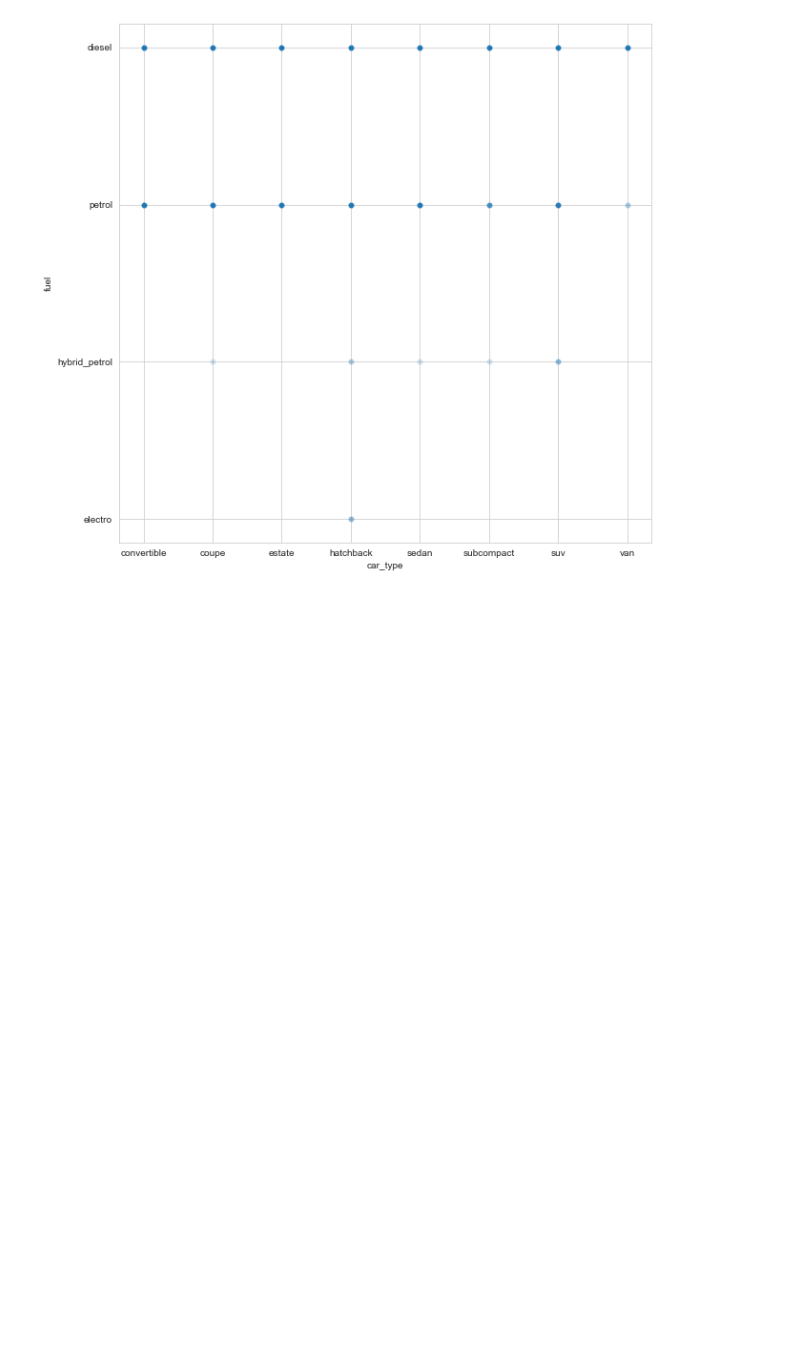
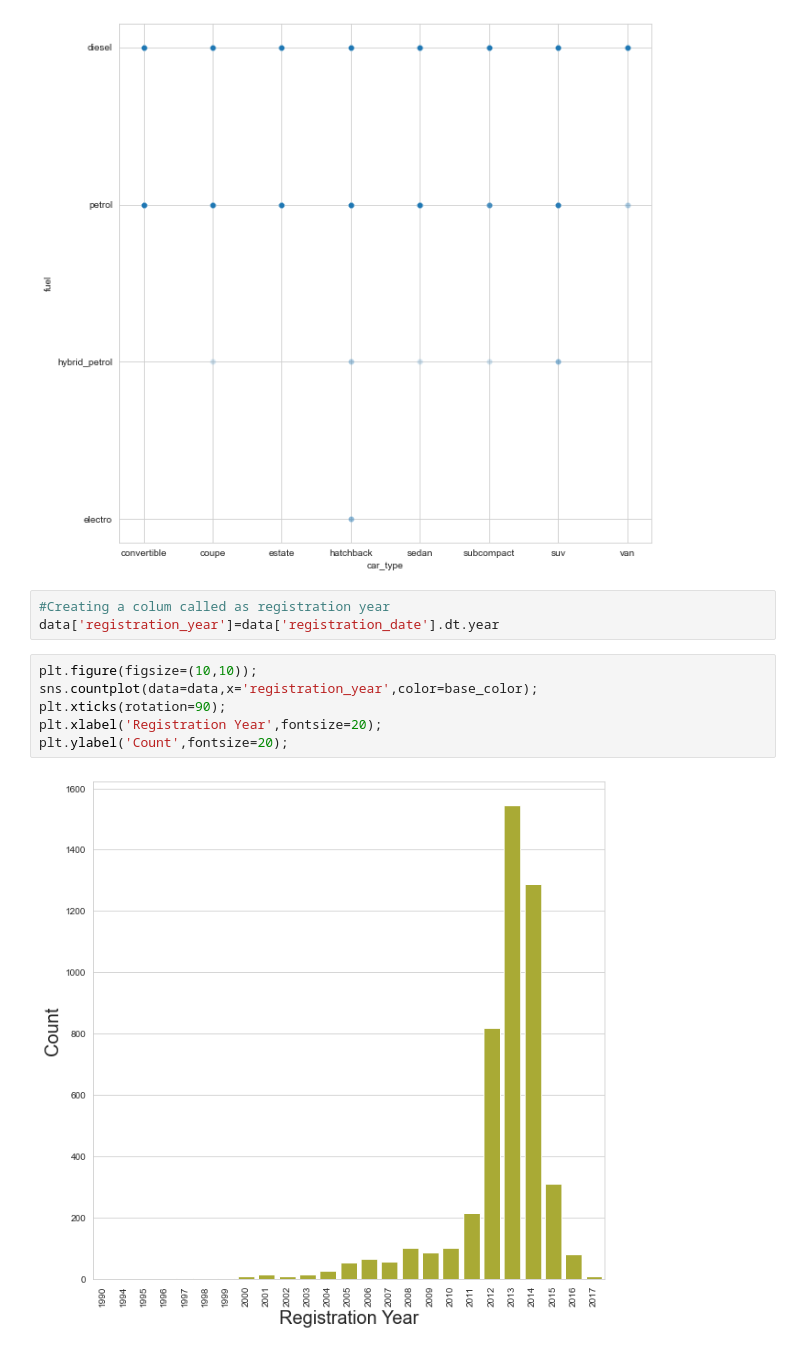
Before and after one commit to mustafaktaas/Python_DeepLearning, a Jupyter notebook: CarPricePredictionANN.ipynb, the cells around one changed output. Saved outputs shown, nothing was run; the diff lists cells and outputs as text; blank space fills up the shorter version.

```diff
--- a/CarPricePredictionANN.ipynb
+++ b/CarPricePredictionANN.ipynb
@@ -176,3 +177,14 @@ plt.figure(figsize=(10,10))
 sns.scatterplot(data=data,x='car_type',y='fuel',alpha=0.2,x_jitter=0.2);
 # %% [output]
 [figure]
+# %%
+#Creating a colum called as registration year
+data['registration_year']=data['registration_date'].dt.year
+# %%
+plt.figure(figsize=(10,10));
+sns.countplot(data=data,x='registration_year',color=base_color);
+plt.xticks(rotation=90);
+plt.xlabel('Registration Year',fontsize=20);
+plt.ylabel('Count',fontsize=20);
+# %% [output]
+[figure, added]
```
Also changed, not shown: parts of 24 cells of this notebook.
